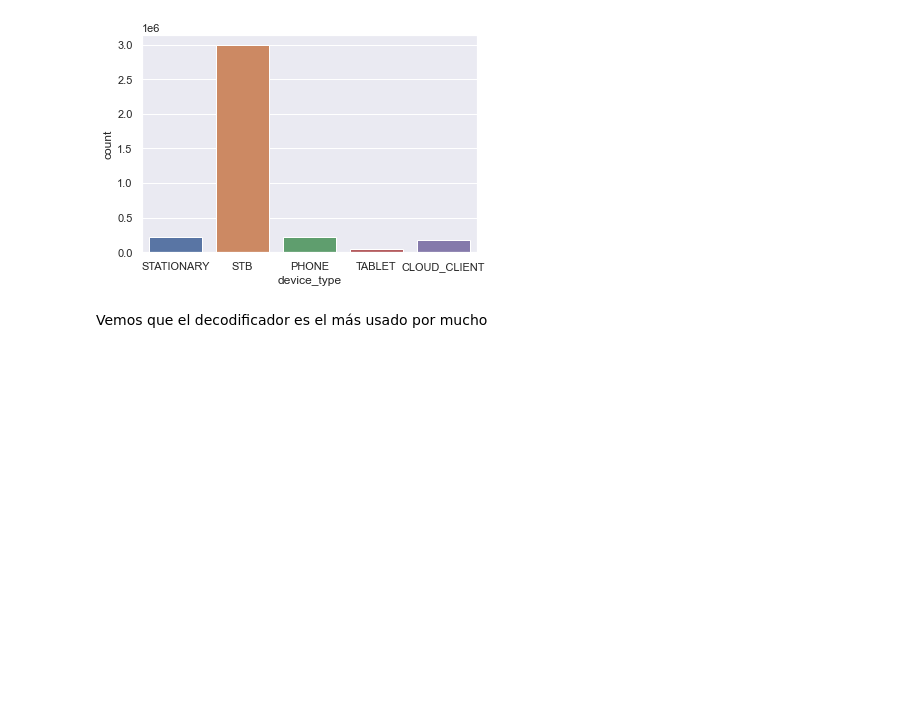
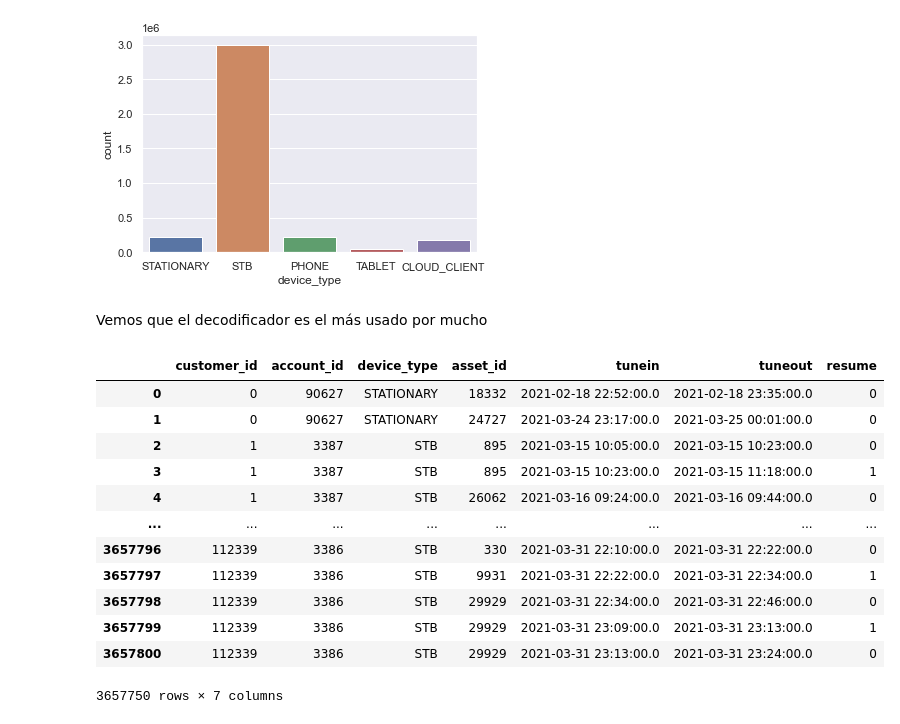
Before and after one commit to Qk527/DesafioTelecom, a Jupyter notebook: EDA/EDA_Train_Qk.ipynb, the cells around one changed output. Cells and saved outputs as stored; diff of their text form; code cells hidden in the pictures; blank space fills up the shorter version.

```diff
--- a/EDA/EDA_Train_Qk.ipynb
+++ b/EDA/EDA_Train_Qk.ipynb
@@ -92,3 +92,19 @@ sns.countplot(x='device_type', data=df_train)
 [figure]
 # %% [markdown]
 Vemos que el decodificador es el más usado por mucho
+# %%
+df_train
+# %% [output]
+|  | customer_id | account_id | device_type | asset_id | tunein | tuneout | resume |
+| 0 | 0 | 90627 | STATIONARY | 18332 | 2021-02-18 22:52:00.0 | 2021-02-18 23:35:00.0 | 0 |
+| 1 | 0 | 90627 | STATIONARY | 24727 | 2021-03-24 23:17:00.0 | 2021-03-25 00:01:00.0 | 0 |
+| 2 | 1 | 3387 | STB | 895 | 2021-03-15 10:05:00.0 | 2021-03-15 10:23:00.0 | 0 |
+| 3 | 1 | 3387 | STB | 895 | 2021-03-15 10:23:00.0 | 2021-03-15 11:18:00.0 | 1 |
+| 4 | 1 | 3387 | STB | 26062 | 2021-03-16 09:24:00.0 | 2021-03-16 09:44:00.0 | 0 |
+| ... | ... | ... | ... | ... | ... | ... | ... |
+| 3657796 | 112339 | 3386 | STB | 330 | 2021-03-31 22:10:00.0 | 2021-03-31 22:22:00.0 | 0 |
+| 3657797 | 112339 | 3386 | STB | 9931 | 2021-03-31 22:22:00.0 | 2021-03-31 22:34:00.0 | 1 |
+| 3657798 | 112339 | 3386 | STB | 29929 | 2021-03-31 22:34:00.0 | 2021-03-31 22:46:00.0 | 0 |
+| 3657799 | 112339 | 3386 | STB | 29929 | 2021-03-31 23:09:00.0 | 2021-03-31 23:13:00.0 | 1 |
+| 3657800 | 112339 | 3386 | STB | 29929 | 2021-03-31 23:13:00.0 | 2021-03-31 23:24:00.0 | 0 |
+3657750 rows × 7 columns
```
Also changed, not shown: parts of 11 cells of this notebook, 4 other files.
